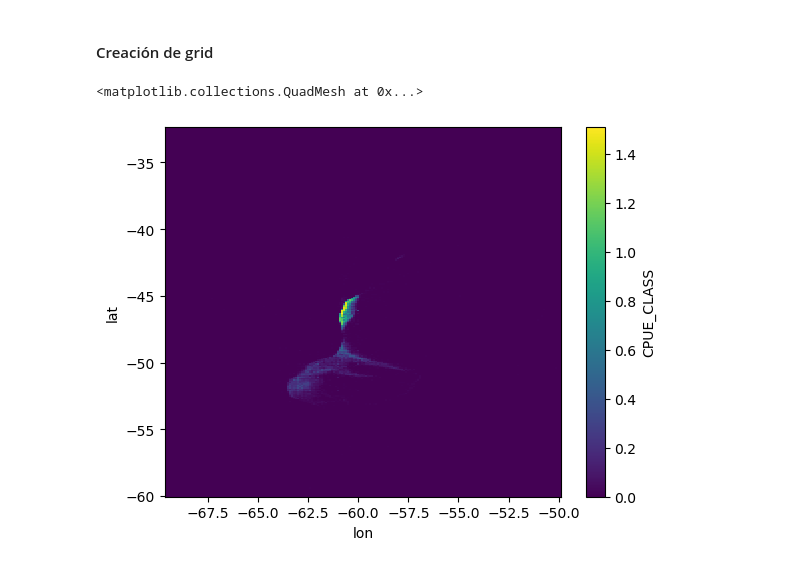
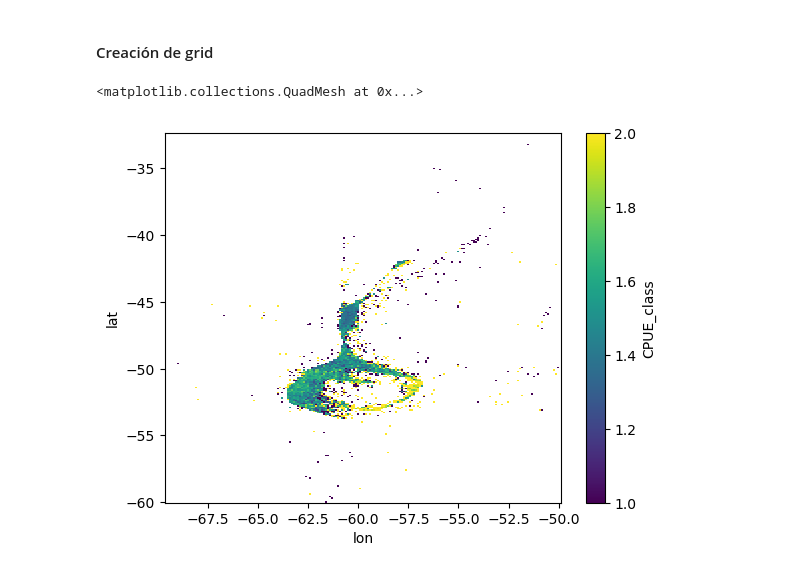
Before and after one commit to rubarriuso/TFM, a Jupyter notebook: procesado_IEO.ipynb, the cells around one changed output. Drawn from its saved outputs; the diff is of its cells as text; code cells hidden in the pictures.

```diff
--- a/procesado_IEO.ipynb
+++ b/procesado_IEO.ipynb
@@ -78,16 +77,15 @@ dsxr = (
     .to_xarray()
     .rename({"Fecha": "time", "lat_bin":"lat", "lon_bin":"lon", "EspecieFAO":"FAOspp"})
 ) #we convert the pandas dataframe to a xarray
-
 # Define chunk sizes for dask, time in 12-month chunks, lat and lon full size, geartype and flag one at a chunk.
 chunks = {"time": 12, "lat": -1, "lon": -1, "FAOspp":1}
 dsxr = dsxr.chunk(chunks)
-
 dsxr = dsxr.reindex(lat=lat_grid, lon=lon_grid)
 dsxr = dsxr.assign_coords(
     lat=dsxr["lat"].astype(str).astype(float),
     lon=dsxr["lon"].astype(str).astype(float)
 )
+
 
 dsxr_effort = (
     effort_grid
@@ -96,10 +94,24 @@ dsxr_effort = (
     .rename({"Fecha": "time", "lat_bin":"lat", "lon_bin":"lon"})
     )
 dsxr_effort = dsxr_effort.reindex(lat=lat_grid, lon=lon_grid)
+
 dsxr_effort = dsxr_effort.assign_coords(
     lat=dsxr_effort["lat"].astype(str).astype(float),
     lon=dsxr_effort["lon"].astype(str).astype(float)
     )
+
+dsxr_cpue_class = (
+    cpue_class_grid
+    .set_index(["Fecha", "lat_bin", "lon_bin"])
+    .to_xarray()
+    .rename({"Fecha": "time", "lat_bin":"lat", "lon_bin":"lon"})
+    )
+dsxr_cpue_class = dsxr_cpue_class.reindex(lat=lat_grid, lon=lon_grid)
+
+dsxr_cpue_class = dsxr_cpue_class.assign_coords(
+    lat=dsxr_cpue_class["lat"].astype(str).astype(float),
+    lon=dsxr_cpue_class["lon"].astype(str).astype(float)
+    )
 # %%
 SQA = dsxr.sel(FAOspp="SQA", drop=True)
 HKP = dsxr.sel(FAOspp="HKP", drop=True)
@@ -106,32 +119,30 @@ HKP = dsxr.sel(FAOspp="HKP", drop=True)
 SQA.to_netcdf(f"./data/processed/targets/SQA_{res}.nc", mode="w")
 HKP.to_netcdf(f"./data/processed/targets/HKP_{res}.nc", mode="w")
 # %%
-# 5th percentile threshold of effort
+# Indice CPUE HKP
 effort_pq = dsxr_effort["Horas"].quantile(0.10)
-
-# Keep only cells with effort >= 5th percentile
 effort_mask = dsxr_effort["Horas"] >= effort_pq
-# Compute CPUE with masking
 cpue_index_HKP = xr.where(effort_mask, np.log1p(HKP["PesoTotal"]) - np.log1p(dsxr_effort["Horas"] + 1e-6),np.nan)
 
-CPUE_real = HKP["PesoTotal"] / dsxr_effort["Horas"]
 
-pq_10 = CPUE_real.quantile(0.01, dim=("lat", "lon"))
-pq_50 = CPUE_real.quantile(0.5, dim=("lat", "lon"))
-
-cpue_class_HKP = xr.where(CPUE_real > pq_50, 2, xr.where(CPUE_real > pq_10, 1, 0)) #for above 50% CPUE, class 2 and for above 10% CPUE class 1
+# CPUE real HKP
+CPUE_real_HKP = HKP["PesoTotal"] / dsxr_effort["Horas"]
+pq_general_HKP = CPUE_real_HKP.quantile(0.01, dim=("lat", "lon"))
+pq_central_HKP = CPUE_real_HKP.quantile(0.5, dim=("lat", "lon"))
+cpue_class_HKP = xr.where(CPUE_real_HKP > pq_central_HKP, 2, xr.where(CPUE_real_HKP > pq_central_HKP, 1, 0)) #for above 50% CPUE, class 2 and for above 1% CPUE class 1
 
 
 cpue_index_HKP = cpue_index_HKP.fillna(0)
 cpue_index_HKP = cpue_index_HKP.drop_vars("quantile")
 cpue_index_HKP=cpue_index_HKP.to_dataset(name="CPUE")
 cpue_class_HKP=cpue_class_HKP.to_dataset(name="CPUE_CLASS")
 
 cpue_index_HKP.to_netcdf(f"./data/processed/targets/cpue_HKP_{res}.nc", mode="w")
 cpue_class_HKP.to_netcdf(f"./data/processed/targets/cpue_class_HKP_{res}.nc", mode="w")
+dsxr_cpue_class.to_netcdf(f"./data/processed/targets/cpue_class_{res}.nc", mode="w")
 
 
-cpue_class_HKP["CPUE_CLASS"].mean(dim="time").plot()
+dsxr_cpue_class["CPUE_class"].mean(dim="time").plot()
 # %% [output]
 <matplotlib.collections.QuadMesh at 0x...>
-[figure, old version]
+[figure, new version]
```
Also changed, not shown: parts of 3 cells of this notebook, 6 other files.
